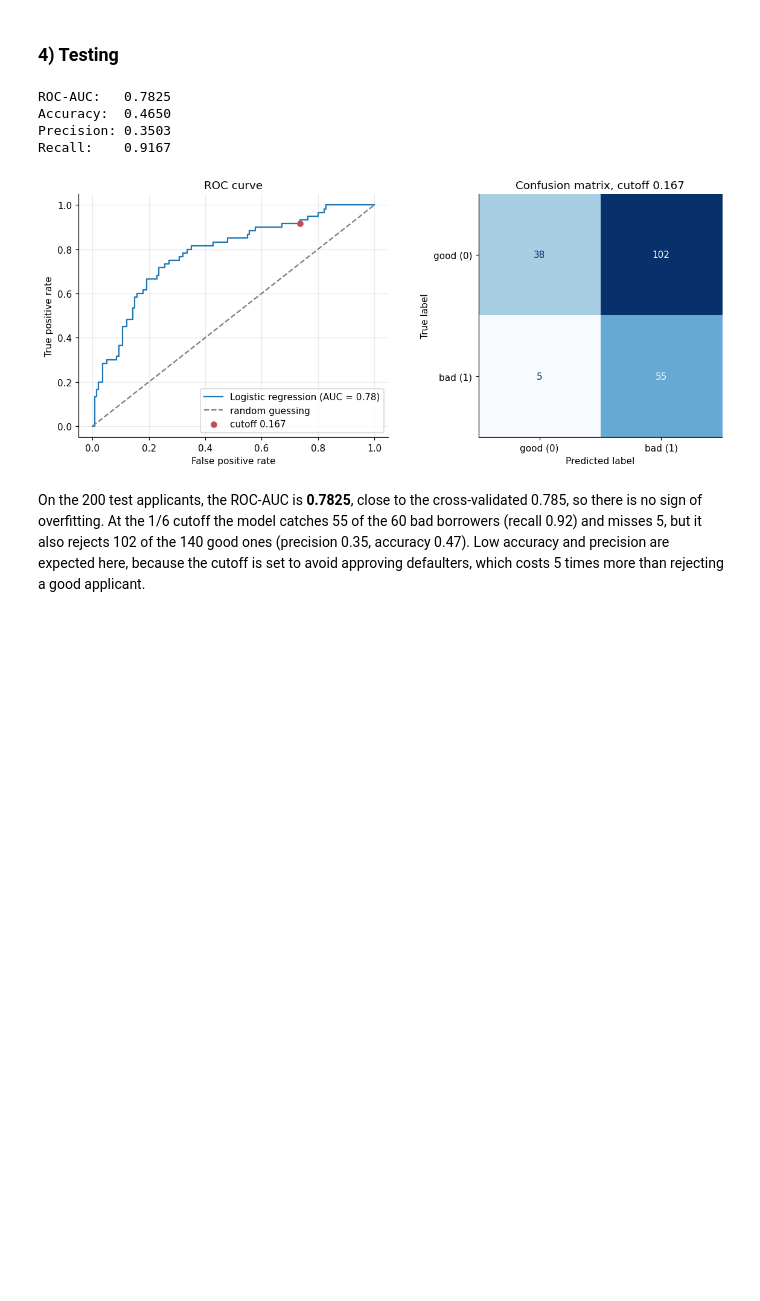
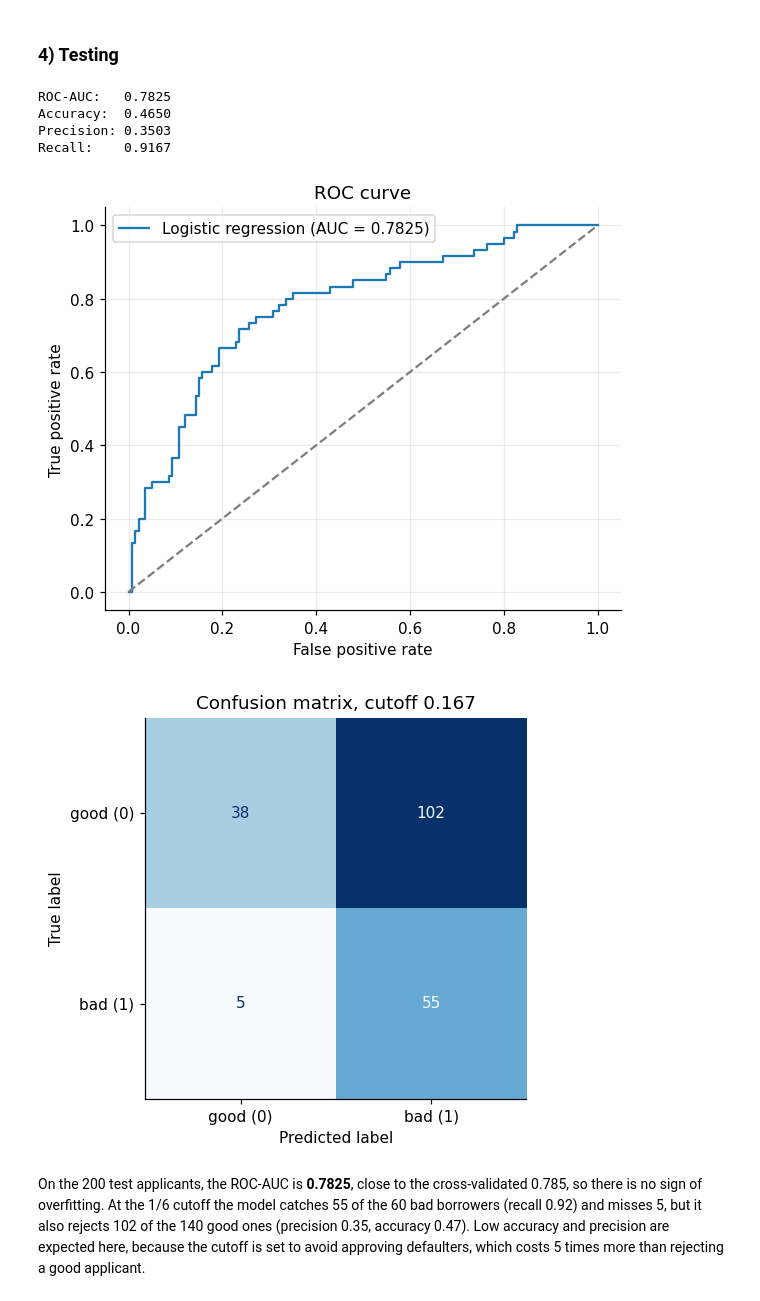
Before and after one commit to chrisgoh9/dseqf4212-group8, a Jupyter notebook: dseqf4212-group8.ipynb, the cells around one changed output. Saved outputs shown, nothing was run; the diff lists cells and outputs as text; code cells hidden in the pictures; blank space fills up the shorter version.

```diff
--- a/dseqf4212-group8.ipynb
+++ b/dseqf4212-group8.ipynb
@@ -731,35 +731,36 @@ The best `C` is **0.032**
 # %%
 # Flag an applicant as bad (1) when P(default) > 1/6, since approving a defaulter costs 5x more than rejecting a good applicant
 THRESHOLD = 1 / 6
 y_proba_lr = lr_best.predict_proba(x_test_lr)[:, 1]
 y_pred_lr = (y_proba_lr > THRESHOLD).astype(int)
 
 print(f"ROC-AUC:   {roc_auc_score(y_test_lr, y_proba_lr):.4f} ")
 print(f"Accuracy:  {accuracy_score(y_test_lr, y_pred_lr):.4f}")
 print(f"Precision: {precision_score(y_test_lr, y_pred_lr):.4f} ")
 print(f"Recall:    {recall_score(y_test_lr, y_pred_lr):.4f} ")
 
-fig, ax = plt.subplots(1, 2, figsize=(11, 4.6))
-
-# ROC curve, with the 1/6 cutoff marked
+# ROC curve (own figure)
 fpr, tpr, thr = roc_curve(y_test_lr, y_proba_lr)
 i_cut = np.argmin(np.abs(thr - THRESHOLD))
-ax[0].plot(fpr, tpr, label=f"Logistic regression (AUC = {roc_auc_score(y_test_lr, y_proba_lr):.2f})")
-ax[0].plot([0, 1], [0, 1], "--", color="gray", label="random guessing")
-ax[0].scatter(fpr[i_cut], tpr[i_cut], color=C_BAD, zorder=3, label=f"cutoff {THRESHOLD:.3f}")
-ax[0].set_xlabel("False positive rate"); ax[0].set_ylabel("True positive rate")
-ax[0].set_title("ROC curve"); ax[0].legend()
+plt.figure(figsize=(5.5, 4.6))
+plt.plot(fpr, tpr, label=f"Logistic regression (AUC = {roc_auc_score(y_test_lr, y_proba_lr):.4f})")
+plt.plot([0, 1], [0, 1], "--", color="gray")
+plt.xlabel("False positive rate"); plt.ylabel("True positive rate")
+plt.title("ROC curve"); plt.legend()
+plt.tight_layout(); plt.show()
 
-# Confusion matrix: rows = actual (0 good, 1 bad), columns = predicted
-ConfusionMatrixDisplay(confusion_matrix(y_test_lr, y_pred_lr), display_labels=["good (0)", "bad (1)"]).plot(ax=ax[1], cmap="Blues", colorbar=False)
-ax[1].grid(False); ax[1].set_title(f"Confusion matrix, cutoff {THRESHOLD:.3f}")
+# Confusion matrix (own figure): rows = actual (0 good, 1 bad), columns = predicted
+fig, ax = plt.subplots(figsize=(5, 4.4))
+ConfusionMatrixDisplay(confusion_matrix(y_test_lr, y_pred_lr), display_labels=["good (0)", "bad (1)"]).plot(ax=ax, cmap="Blues", colorbar=False)
+ax.grid(False); ax.set_title(f"Confusion matrix, cutoff {THRESHOLD:.3f}")
 plt.tight_layout(); plt.show()
 # %% [output]
 ROC-AUC:   0.7825
 Accuracy:  0.4650
 Precision: 0.3503
 Recall:    0.9167
-[figure, old version]
+[figure, new version]
+[figure, added]
 # %% [markdown]
 On the 200 test applicants, the ROC-AUC is **0.7825**, close to the cross-validated 0.785, so there is no sign of overfitting. At the 1/6 cutoff the model catches 55 of the 60 bad borrowers (recall 0.92) and misses 5, but it also rejects 102 of the 140 good ones (precision 0.35, accuracy 0.47). Low accuracy and precision are expected here, because the cutoff is set to avoid approving defaulters, which costs 5 times more than rejecting a good applicant.
 # %%
```
Also changed, not shown: parts of 4 cells of this notebook.
